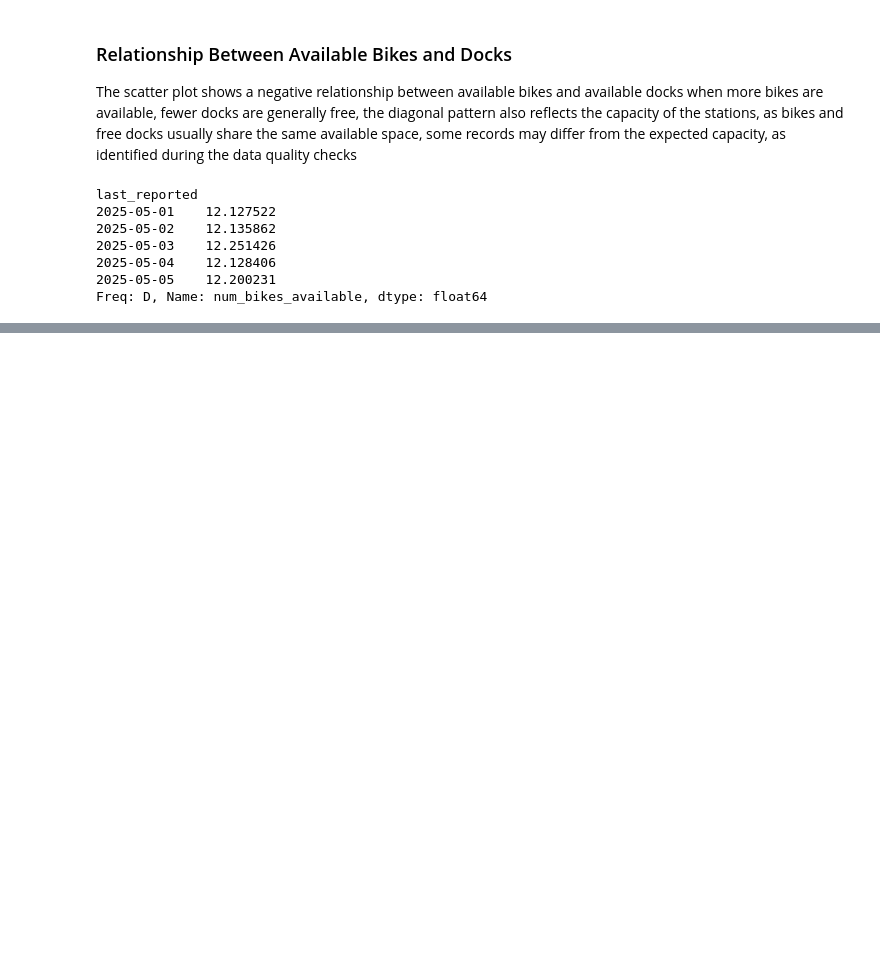
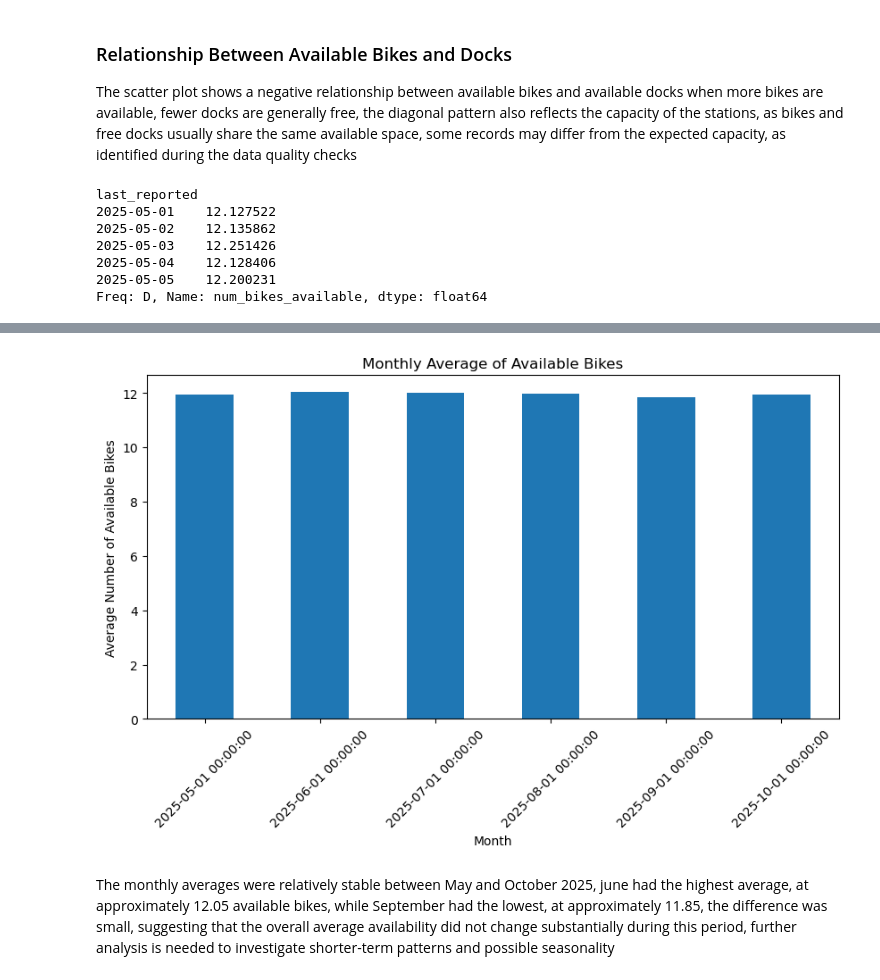
Before and after one commit to 2026248-bit/CA1MLB--2026248-, a Jupyter notebook: Notebook/CA1_MLB.ipynb, the cells around one changed output, grey strips where cells are left out. Saved outputs shown, nothing was run; the diff lists cells and outputs as text; code cells hidden in the pictures; blank space fills up the shorter version.

```diff
--- a/Notebook/CA1_MLB.ipynb
+++ b/Notebook/CA1_MLB.ipynb
@@ -650,0 +706,4 @@ Freq: D, Name: num_bikes_available, dtype: float64
+# %%
+monthly_bikes = daily_bikes.resample("MS").mean()
+
+monthly_bikes
@@ -650,0 +719,12 @@ Freq: D, Name: num_bikes_available, dtype: float64
+# %%
+monthly_bikes.plot(kind="bar", figsize=(10, 5))
+
+plt.title("Monthly Average of Available Bikes")
+plt.xlabel("Month")
+plt.ylabel("Average Number of Available Bikes")
+plt.xticks(rotation=45)
+plt.show()
+# %% [output]
+[figure, added]
+# %% [markdown]
+The monthly averages were relatively stable between May and October 2025, june had the highest average, at approximately 12.05 available bikes, while September had the lowest, at approximately 11.85, the difference was small, suggesting that the overall average availability did not change substantially during this period, further analysis is needed to investigate shorter-term patterns and possible seasonality
```
Also changed, not shown: parts of 17 cells of this notebook.
